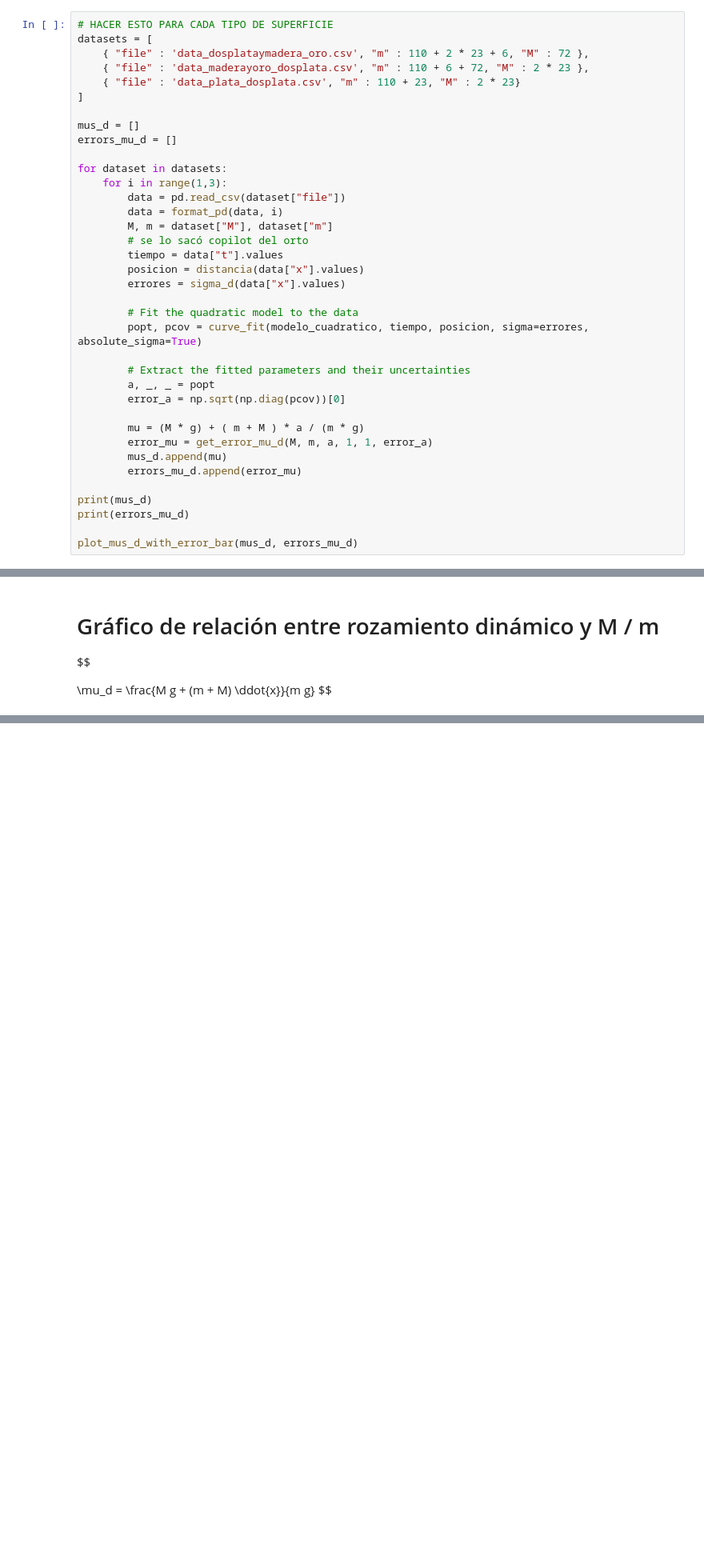
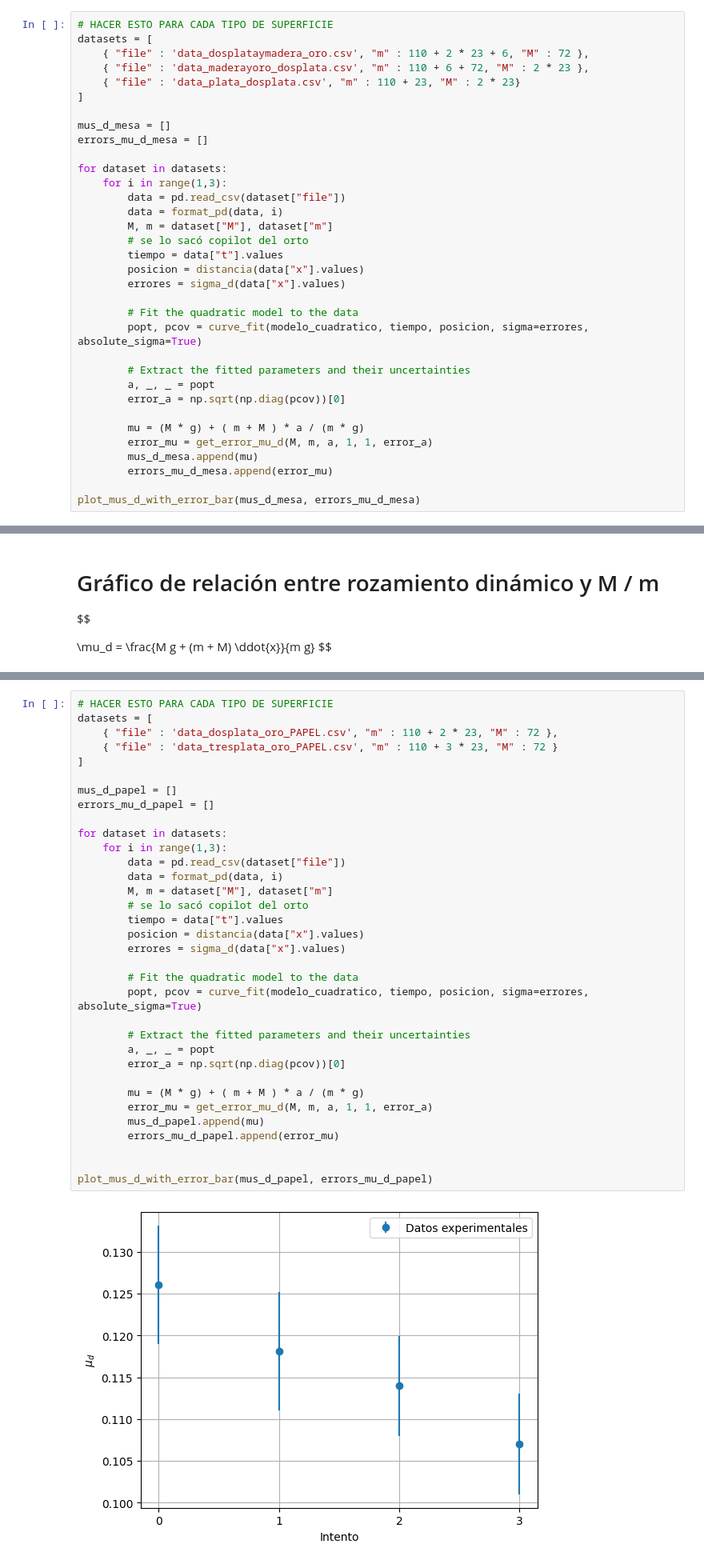
Before and after one commit to FacuVCanale/TP1-FISICA, a Jupyter notebook: mu_d_aproximation.ipynb, the cells around one changed output, grey strips where cells are left out. Shown at 80% size. Drawn from its saved outputs; the diff is of its cells as text; blank space fills up the shorter version.

```diff
--- a/mu_d_aproximation.ipynb
+++ b/mu_d_aproximation.ipynb
@@ -150,8 +150,8 @@ datasets = [
     { "file" : 'data_plata_dosplata.csv', "m" : 110 + 23, "M" : 2 * 23}
 ]
 
-mus_d = []
-errors_mu_d = []
+mus_d_mesa = []
+errors_mu_d_mesa = []
 
 for dataset in datasets:
     for i in range(1,3):
@@ -172,11 +172,8 @@ for dataset in datasets:
 
         mu = (M * g) + ( m + M ) * a / (m * g)
         error_mu = get_error_mu_d(M, m, a, 1, 1, error_a)
-        mus_d.append(mu)
-        errors_mu_d.append(error_mu)
+        mus_d_mesa.append(mu)
+        errors_mu_d_mesa.append(error_mu)
 
-print(mus_d)
-print(errors_mu_d)
-
-plot_mus_d_with_error_bar(mus_d, errors_mu_d)
+plot_mus_d_with_error_bar(mus_d_mesa, errors_mu_d_mesa)
 # %% [output]
@@ -247,0 +245,36 @@ plt.show()
+# %%
+# HACER ESTO PARA CADA TIPO DE SUPERFICIE
+datasets = [
+    { "file" : 'data_dosplata_oro_PAPEL.csv', "m" : 110 + 2 * 23, "M" : 72 },
+    { "file" : 'data_tresplata_oro_PAPEL.csv', "m" : 110 + 3 * 23, "M" : 72 }
+]
+
+mus_d_papel = []
+errors_mu_d_papel = []
+
+for dataset in datasets:
+    for i in range(1,3):
+        data = pd.read_csv(dataset["file"])
+        data = format_pd(data, i)
+        M, m = dataset["M"], dataset["m"]
+        # se lo sacó copilot del orto
+        tiempo = data["t"].values
+        posicion = distancia(data["x"].values)
+        errores = sigma_d(data["x"].values)
+
+        # Fit the quadratic model to the data
+        popt, pcov = curve_fit(modelo_cuadratico, tiempo, posicion, sigma=errores, absolute_sigma=True)
+
+        # Extract the fitted parameters and their uncertainties
+        a, _, _ = popt
+        error_a = np.sqrt(np.diag(pcov))[0]
+
+        mu = (M * g) + ( m + M ) * a / (m * g)
+        error_mu = get_error_mu_d(M, m, a, 1, 1, error_a)
+        mus_d_papel.append(mu)
+        errors_mu_d_papel.append(error_mu)
+
+
+plot_mus_d_with_error_bar(mus_d_papel, errors_mu_d_papel)
+# %% [output]
+[figure, added]
```
Also changed, not shown: parts of 6 cells of this notebook, 2 other files.
